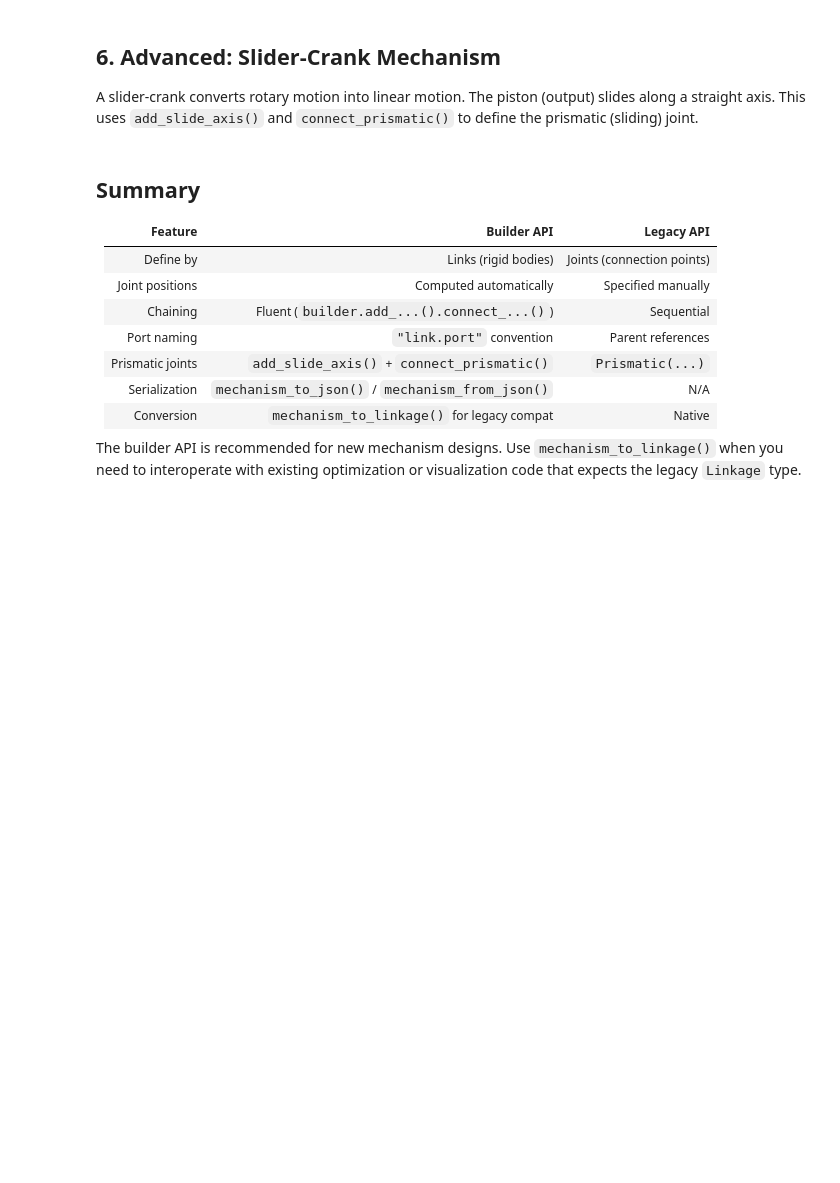
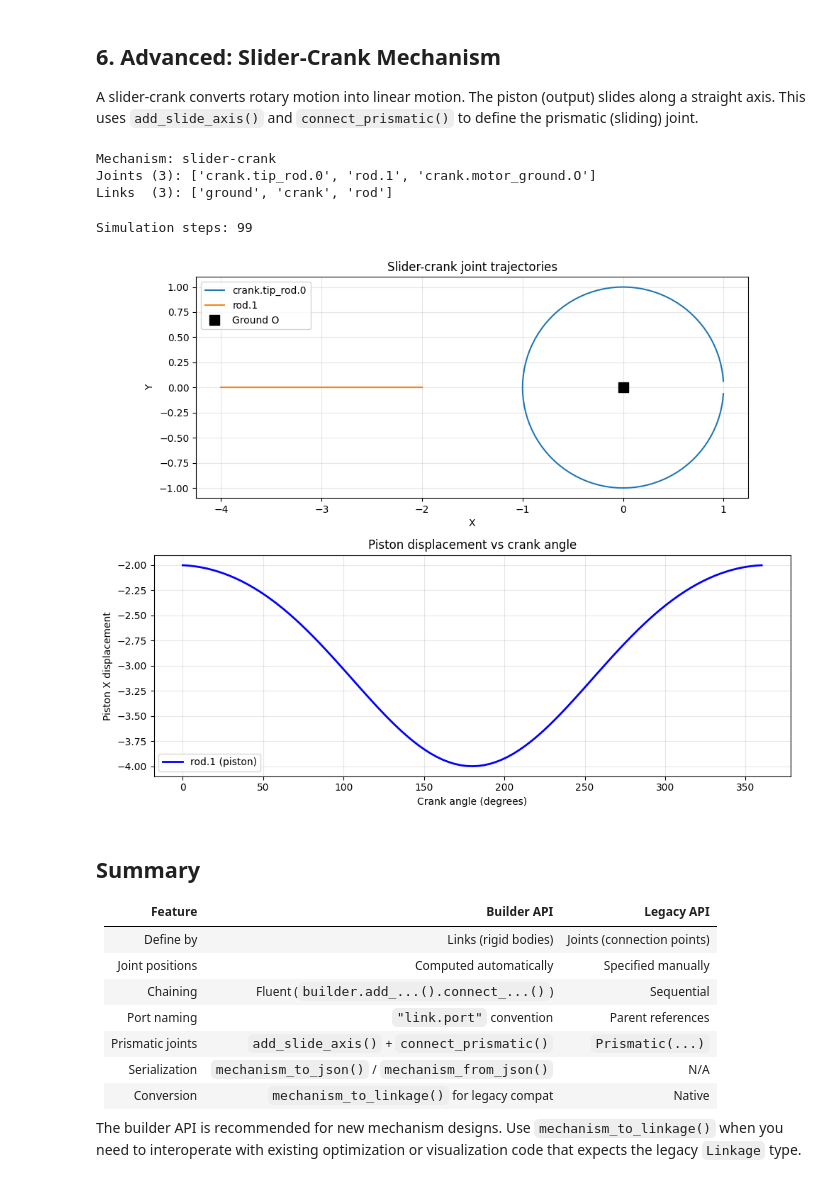
Before and after one commit to HugoFara/pylinkage, a Jupyter notebook: docs/notebooks/10_mechanism_builder.ipynb, the cells around one changed output. Saved outputs shown, nothing was run; the diff lists cells and outputs as text; code cells hidden in the pictures; blank space fills up the shorter version.

```diff
--- a/docs/notebooks/10_mechanism_builder.ipynb
+++ b/docs/notebooks/10_mechanism_builder.ipynb
@@ -281,8 +318,12 @@ sc_builder.connect_prismatic("rod.1", "rail")
 slider_crank = sc_builder.build()
 
 print(f"Mechanism: {slider_crank.name}")
-print(f"Joints ({len(slider_crank.components)}): {[j.id for j in slider_crank.components]}")
+print(f"Joints ({len(slider_crank.joints)}): {[j.id for j in slider_crank.joints]}")
 print(f"Links  ({len(slider_crank.links)}): {[lnk.id for lnk in slider_crank.links]}")
+# %% [output]
+Mechanism: slider-crank
+Joints (3): ['crank.tip_rod.0', 'rod.1', 'crank.motor_ground.O']
+Links  (3): ['ground', 'crank', 'rod']
 # %%
 # Simulate
 sc_loci = list(slider_crank.step())
@@ -290,7 +331,7 @@ print(f"Simulation steps: {len(sc_loci)}")
 
 # Extract trajectories
 sc_trajectories = {}
-for i, joint in enumerate(slider_crank.components):
+for i, joint in enumerate(slider_crank.joints):
     xs = [step[i][0] for step in sc_loci if step[i][0] is not None]
     ys = [step[i][1] for step in sc_loci if step[i][1] is not None]
     sc_trajectories[joint.id] = (xs, ys)
@@ -298,33 +339,36 @@ for i, joint in enumerate(slider_crank.components):
 fig, (ax1, ax2) = plt.subplots(2, 1, figsize=(10, 8))
 
 # Top: mechanism trajectories
 for jid, (xs, ys) in sc_trajectories.items():
     if len(set(zip(xs, ys, strict=False))) > 1:
         ax1.plot(xs, ys, linewidth=1.5, label=jid)
 ax1.plot(0, 0, 'ks', markersize=10, label='Ground O')
 ax1.set_xlabel('X')
 ax1.set_ylabel('Y')
 ax1.set_title('Slider-crank joint trajectories')
 ax1.set_aspect('equal')
 ax1.legend()
 ax1.grid(True, alpha=0.3)
 
 # Bottom: piston displacement over time
 # The prismatic joint is the one constrained to the rail (rod.1)
 # Find it: it has y ~ 0 throughout
 for jid, (xs, ys) in sc_trajectories.items():
     if xs and all(abs(y) < 0.01 for y in ys):  # sliding joint stays on x-axis
         angles = np.linspace(0, 360, len(xs))
         ax2.plot(angles, xs, 'b-', linewidth=2, label=f'{jid} (piston)')
         ax2.set_xlabel('Crank angle (degrees)')
         ax2.set_ylabel('Piston X displacement')
         ax2.set_title('Piston displacement vs crank angle')
         ax2.legend()
         ax2.grid(True, alpha=0.3)
         break
 
 plt.tight_layout()
 plt.show()
+# %% [output]
+Simulation steps: 99
+[figure, added]
 # %% [markdown]
 ## Summary
 
```
Also changed, not shown: parts of 11 cells of this notebook, 4 other files.
